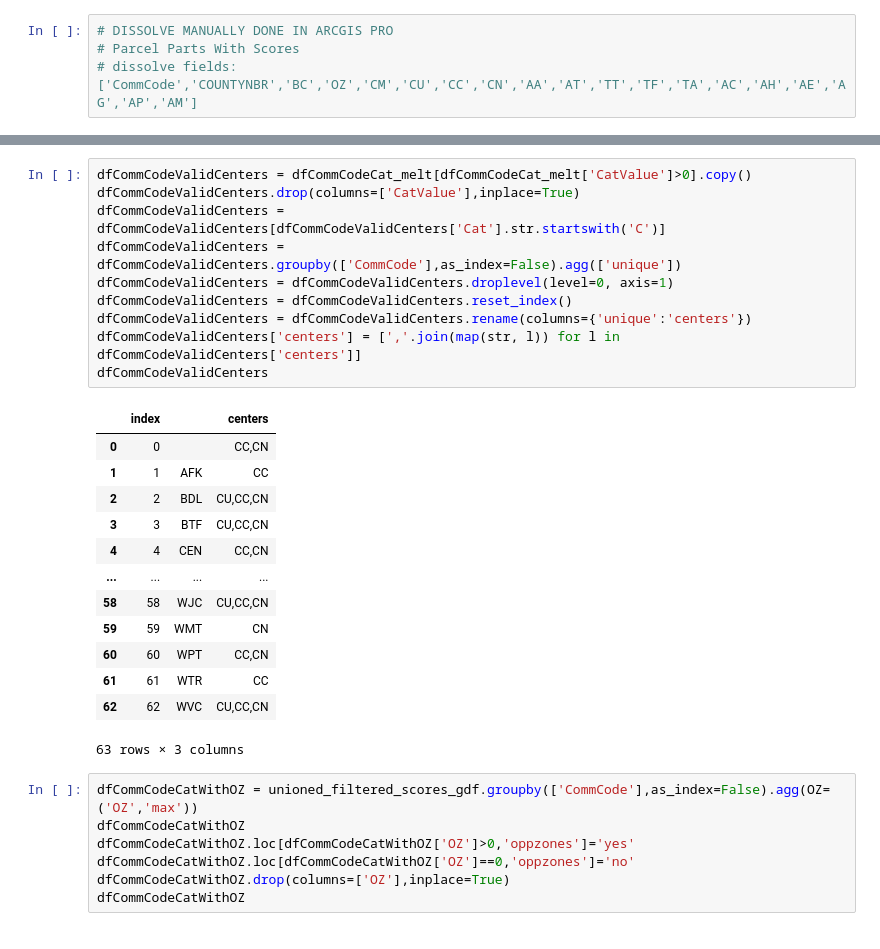
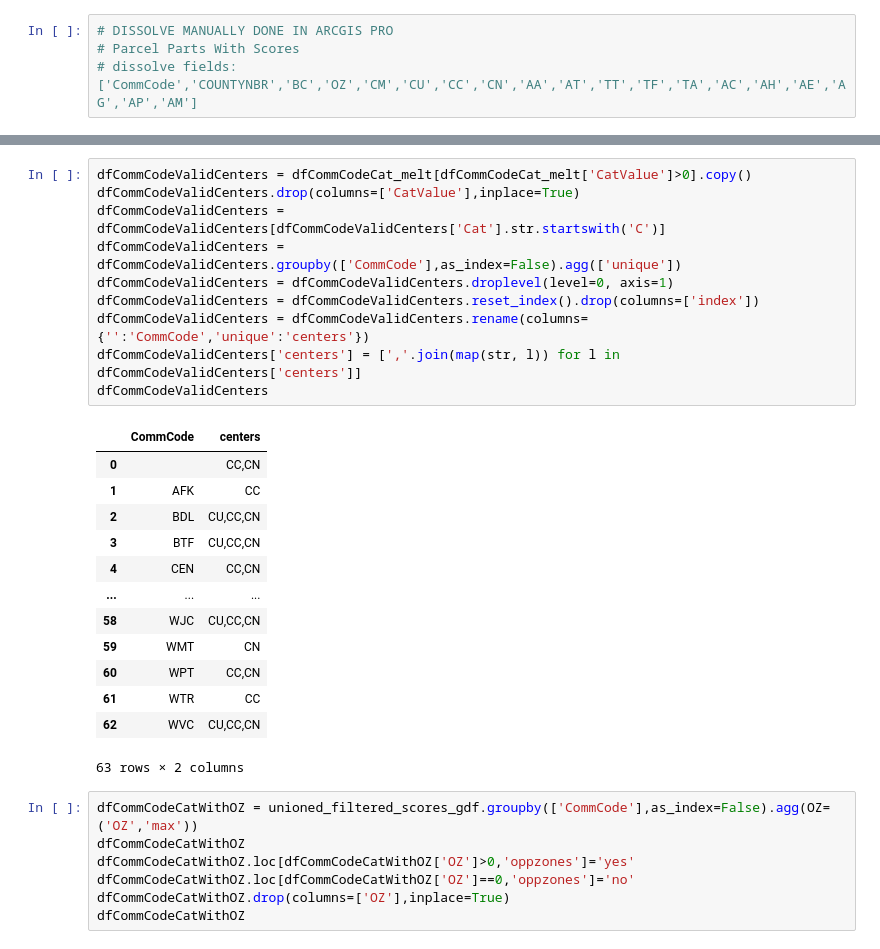
Before and after one commit to WFRCAnalytics/MAP-Housing-ATO-Calculator, a Jupyter notebook: HousingSuitability-PostUnionCalcs.ipynb, the cells around one changed output, grey strips where cells are left out. Cells and saved outputs as stored; diff of their text form.

```diff
--- a/HousingSuitability-PostUnionCalcs.ipynb
+++ b/HousingSuitability-PostUnionCalcs.ipynb
@@ -751,27 +751,27 @@ dfCommCodeValidCategories
 # %%
 dfCommCodeValidCenters = dfCommCodeCat_melt[dfCommCodeCat_melt['CatValue']>0].copy()
 dfCommCodeValidCenters.drop(columns=['CatValue'],inplace=True)
 dfCommCodeValidCenters = dfCommCodeValidCenters[dfCommCodeValidCenters['Cat'].str.startswith('C')]
 dfCommCodeValidCenters = dfCommCodeValidCenters.groupby(['CommCode'],as_index=False).agg(['unique'])
 dfCommCodeValidCenters = dfCommCodeValidCenters.droplevel(level=0, axis=1)
-dfCommCodeValidCenters = dfCommCodeValidCenters.reset_index()
-dfCommCodeValidCenters = dfCommCodeValidCenters.rename(columns={'unique':'centers'})
+dfCommCodeValidCenters = dfCommCodeValidCenters.reset_index().drop(columns=['index'])
+dfCommCodeValidCenters = dfCommCodeValidCenters.rename(columns={'':'CommCode','unique':'centers'})
 dfCommCodeValidCenters['centers'] = [','.join(map(str, l)) for l in dfCommCodeValidCenters['centers']]
 dfCommCodeValidCenters
 # %% [output]
-|  | index |  | centers |
-| 0 | 0 |  | CC,CN |
-| 1 | 1 | AFK | CC |
-| 2 | 2 | BDL | CU,CC,CN |
-| 3 | 3 | BTF | CU,CC,CN |
-| 4 | 4 | CEN | CC,CN |
-| ... | ... | ... | ... |
-| 58 | 58 | WJC | CU,CC,CN |
-| 59 | 59 | WMT | CN |
-| 60 | 60 | WPT | CC,CN |
-| 61 | 61 | WTR | CC |
-| 62 | 62 | WVC | CU,CC,CN |
+|  | CommCode | centers |
+| 0 |  | CC,CN |
+| 1 | AFK | CC |
+| 2 | BDL | CU,CC,CN |
+| 3 | BTF | CU,CC,CN |
+| 4 | CEN | CC,CN |
+| ... | ... | ... |
+| 58 | WJC | CU,CC,CN |
+| 59 | WMT | CN |
+| 60 | WPT | CC,CN |
+| 61 | WTR | CC |
+| 62 | WVC | CU,CC,CN |
-63 rows × 3 columns
+63 rows × 2 columns
 # %%
 dfCommCodeCatWithOZ = unioned_filtered_scores_gdf.groupby(['CommCode'],as_index=False).agg(OZ=('OZ','max'))
 dfCommCodeCatWithOZ
```
Also changed, not shown: parts of 6 cells of this notebook, 3 other files.
